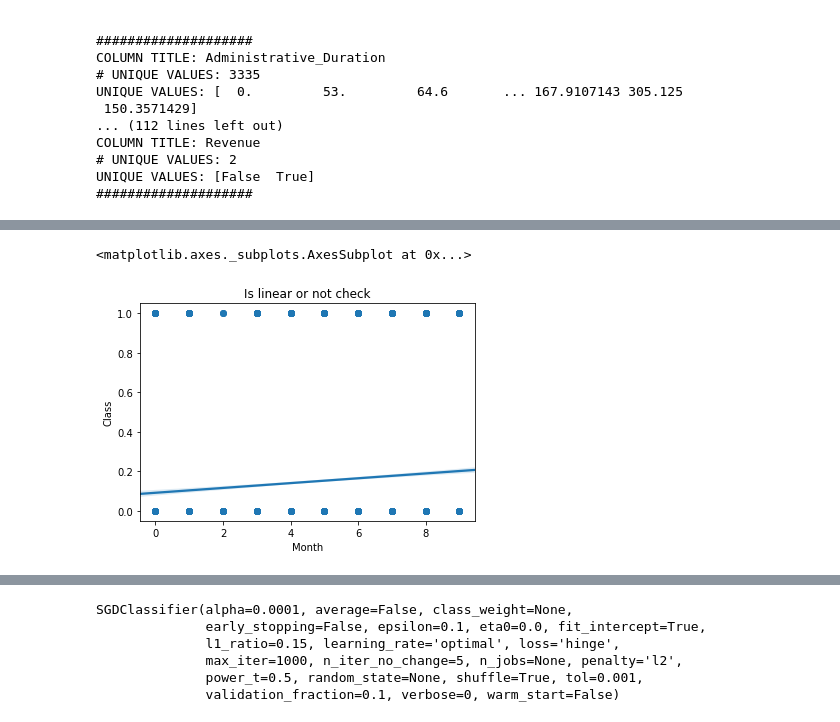
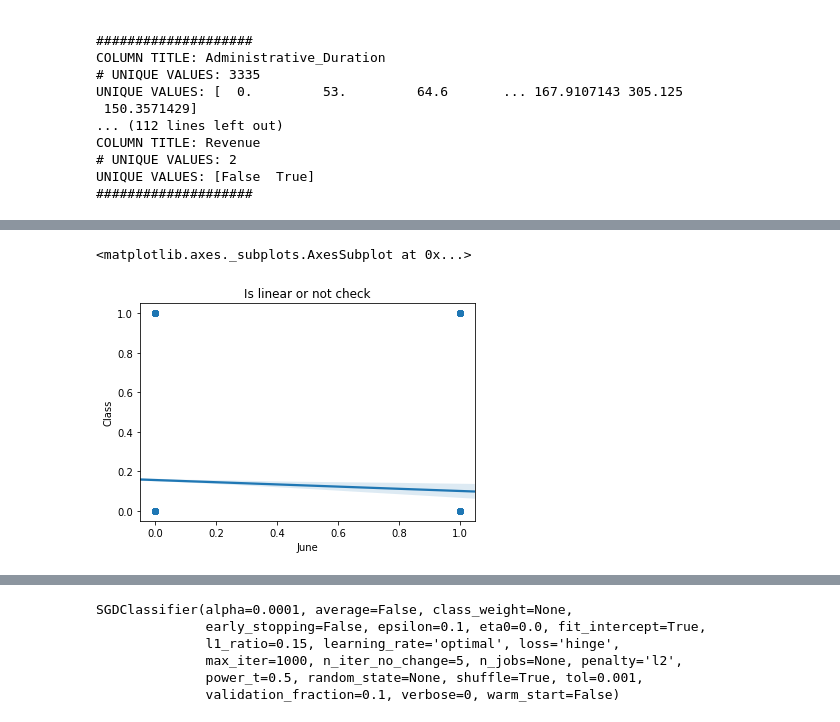
Before and after one commit to manjushadevim/ML_Project_302, a Jupyter notebook: customerintention2.ipynb, the cells around one changed output, grey strips where cells are left out. Cells and saved outputs as stored; diff of their text form; code cells hidden in the pictures.

```diff
--- a/customerintention2.ipynb
+++ b/customerintention2.ipynb
@@ -75,7 +58,21 @@ dfwithdummies.head(10)
+# %%
+#dfwithdummies=df.copy()
+#dfwithdummies['VisitorType']= label_encoder.fit_transform(df['VisitorType'])
+#dfwithdummies['Month']= label_encoder.fit_transform(df['Month'])
+#dfwithdummies.head(10)
+dummiesdf = pd.get_dummies(df['VisitorType'])
+df.drop('VisitorType', inplace = True, axis = 1)
+df['New_Visitor'] = dummiesdf['New_Visitor']
+df['Other'] = dummiesdf['Other']
+df['Returning_Visitor'] = dummiesdf['Returning_Visitor']
+dfmonth = pd.get_dummies(df['Month'])
+df.drop('Month', inplace = True, axis = 1)
+dfwithdummies = pd.concat([df, dfmonth], axis = 1, sort = False)
 # %%
 dfwithdummies['Class'] = df['Revenue'].astype(int)
 dfwithdummies.drop('Revenue', axis = 1, inplace = True)
 dfwithdummies['Weekend'] = df['Weekend'].astype(int)
+dfwithdummies.drop('Returning_Visitor', axis = 1, inplace = True)
 dfcleaned = dfwithdummies.copy()
 # %%
 fig, ax = plt.subplots()
@@ -274,8 +271,8 @@ for idx,column in enumerate(X.columns):
 # %%
 plt.title('Is linear or not check')
-plt.xlabel('Month')
+plt.xlabel('June')
 plt.ylabel('Revenue')
-sns.regplot(x=X['Month'], y=Y)
+sns.regplot(x=X['June'], y=Y)
 # %% [output]
 <matplotlib.axes._subplots.AxesSubplot at 0x...>
-[figure, old version]
+[figure, new version]
```
Also changed, not shown: parts of 33 cells of this notebook.
